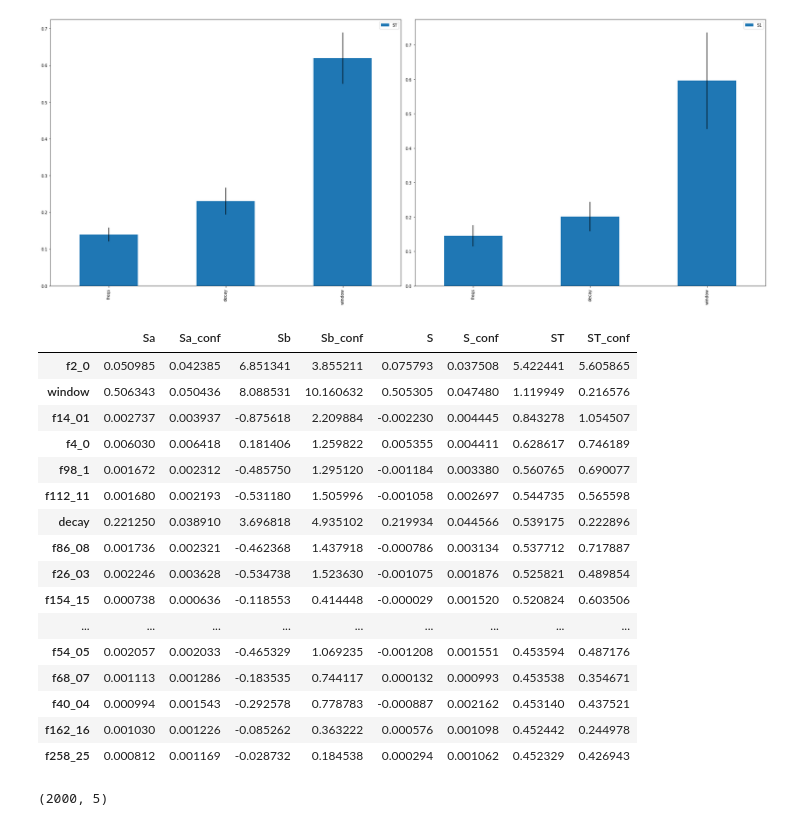
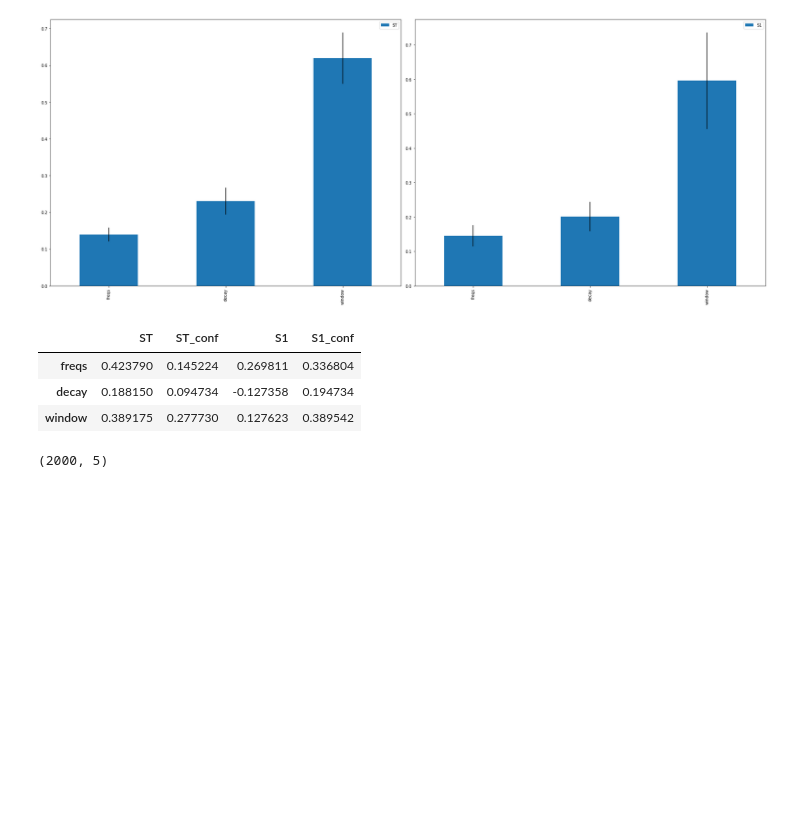
Before and after one commit to tbazina/grip-emg-optimize, a Jupyter notebook: notebooks/sensitivity_generate_1.ipynb, the cells around one changed output. Drawn from its saved outputs; the diff is of its cells as text; code cells hidden in the pictures; blank space fills up the shorter version.

Commit message:
Preliminary sensitivity analysis.

```diff
--- a/notebooks/sensitivity_generate_1.ipynb
+++ b/notebooks/sensitivity_generate_1.ipynb
@@ -60,7 +94,7 @@ def corr_eval(X: np.ndarray, func = prob) -> np.ndarray:
 # Define the sensitivity problem model
 sensitivity_problem = ProblemSpec({
     # 'num_vars': len(param_names),
-    # 'groups': ['freqs'] * (len(param_names)-2) + ['decay', 'window'],
+    'groups': ['freqs'] * (len(param_names)-2) + ['decay', 'window'],
     'names': param_names,
     # Get bounds from the problem instance, just reframe in [low, high] format
     'bounds': [[low, up] for low, up in zip(*prob_extract.get_bounds())],
@@ -135,28 +185,19 @@ plt.tight_layout()
 # %% [output]
 [figure]
 # %%
-sensitivity = sensitivity_problem.to_df()
-sensitivity.sort_values('ST', ascending=False, inplace=True)
-sensitivity.head(30)
+sensitivity_list = sensitivity_problem.to_df()
+sensitivity_df = pd.DataFrame(sensitivity_list[0])
+# Join the dataframes by index passing a list of df
+sensitivity_df = sensitivity_df.join(sensitivity_list[1:])
+sensitivity_df
+# sensitivity.sort_values('ST', ascending=False, inplace=True)
+# sensitivity.head(30)
 # sensitivity['S'].sum()
 # %% [output]
-|  | Sa | Sa_conf | Sb | Sb_conf | S | S_conf | ST | ST_conf |
-| f2_0 | 0.050985 | 0.042385 | 6.851341 | 3.855211 | 0.075793 | 0.037508 | 5.422441 | 5.605865 |
-| window | 0.506343 | 0.050436 | 8.088531 | 10.160632 | 0.505305 | 0.047480 | 1.119949 | 0.216576 |
-| f14_01 | 0.002737 | 0.003937 | -0.875618 | 2.209884 | -0.002230 | 0.004445 | 0.843278 | 1.054507 |
-| f4_0 | 0.006030 | 0.006418 | 0.181406 | 1.259822 | 0.005355 | 0.004411 | 0.628617 | 0.746189 |
-| f98_1 | 0.001672 | 0.002312 | -0.485750 | 1.295120 | -0.001184 | 0.003380 | 0.560765 | 0.690077 |
-| f112_11 | 0.001680 | 0.002193 | -0.531180 | 1.505996 | -0.001058 | 0.002697 | 0.544735 | 0.565598 |
-| decay | 0.221250 | 0.038910 | 3.696818 | 4.935102 | 0.219934 | 0.044566 | 0.539175 | 0.222896 |
-| f86_08 | 0.001736 | 0.002321 | -0.462368 | 1.437918 | -0.000786 | 0.003134 | 0.537712 | 0.717887 |
-| f26_03 | 0.002246 | 0.003628 | -0.534738 | 1.523630 | -0.001075 | 0.001876 | 0.525821 | 0.489854 |
-| f154_15 | 0.000738 | 0.000636 | -0.118553 | 0.414448 | -0.000029 | 0.001520 | 0.520824 | 0.603506 |
-| ... | ... | ... | ... | ... | ... | ... | ... | ... |
-| f54_05 | 0.002057 | 0.002033 | -0.465329 | 1.069235 | -0.001208 | 0.001551 | 0.453594 | 0.487176 |
-| f68_07 | 0.001113 | 0.001286 | -0.183535 | 0.744117 | 0.000132 | 0.000993 | 0.453538 | 0.354671 |
-| f40_04 | 0.000994 | 0.001543 | -0.292578 | 0.778783 | -0.000887 | 0.002162 | 0.453140 | 0.437521 |
-| f162_16 | 0.001030 | 0.001226 | -0.085262 | 0.363222 | 0.000576 | 0.001098 | 0.452442 | 0.244978 |
-| f258_25 | 0.000812 | 0.001169 | -0.028732 | 0.184538 | 0.000294 | 0.001062 | 0.452329 | 0.426943 |
+|  | ST | ST_conf | S1 | S1_conf |
+| freqs | 0.423790 | 0.145224 | 0.269811 | 0.336804 |
+| decay | 0.188150 | 0.094734 | -0.127358 | 0.194734 |
+| window | 0.389175 | 0.277730 | 0.127623 | 0.389542 |
 # %%
 # Add parameter names using FFT frequencies
 param_names = list(np.round(prob_extract.emg_fft_freq[1:], decimals=2))
```
Also changed, not shown: parts of 5 cells of this notebook.
